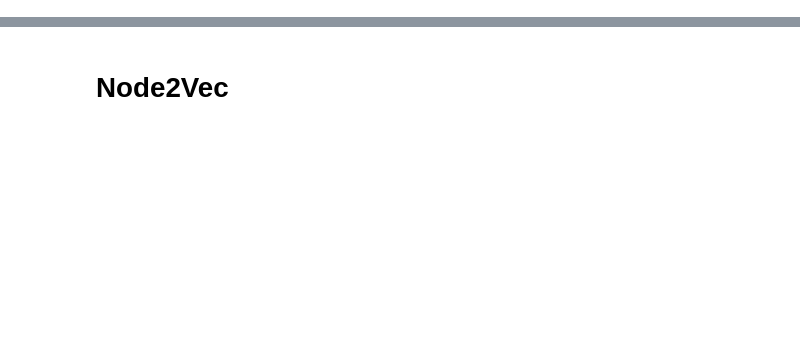
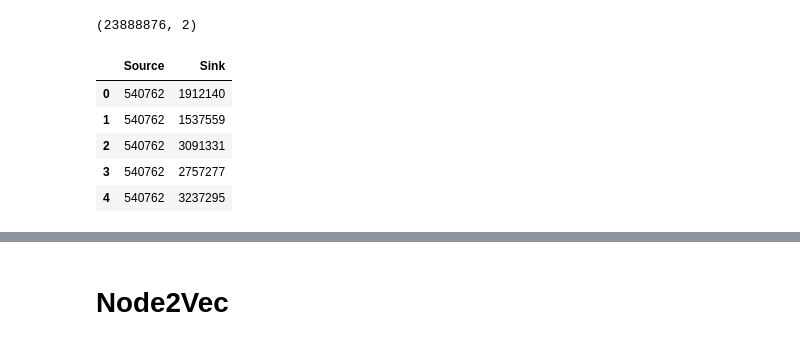
Before and after one commit to siriusctrl/COMP90051-Link-Prediction, a Jupyter notebook: DeepLearning.ipynb, the cells around one changed output, grey strips where cells are left out. Drawn from its saved outputs; the diff is of its cells as text; code cells hidden in the pictures; blank space fills up the shorter version.

```diff
--- a/DeepLearning.ipynb
+++ b/DeepLearning.ipynb
@@ -7,12 +7,12 @@ import pandas as pd
 def create_df():
     data = {'Source':[], 'Sink':[]}
     with open("train.txt", "r") as f:
-        for line in f:
-            line = f.readline().split("\t")
+        for raw_line in f:
+            line = raw_line.split("\t")
             data['Source'] += [line[0]]*(len(line)-1)
             data['Sink'] += line[1:]
     pd_data = pd.DataFrame(data=data)
-    pd_data[['Source', 'Sink']] = pd_data[['Source', 'Sink']].apply(pd.to_numeric)
+#     pd_data[['Source', 'Sink']] = pd_data[['Source', 'Sink']].apply(pd.to_numeric)
     pd_data = pd_data.drop_duplicates(keep=False)
     return pd_data
 # %%
@@ -23,0 +20,13 @@ reduced_df = graph_df[(graph_df["Sink"].isin(has_followees)) & (graph_df["Source
+# %%
+graph_df.shape
+# %% [output]
+(23888876, 2)
+# %%
+graph_df.head()
+# %% [output]
+|  | Source | Sink |
+| 0 | 540762 | 1912140 |
+| 1 | 540762 | 1537559 |
+| 2 | 540762 | 3091331 |
+| 3 | 540762 | 2757277 |
+| 4 | 540762 | 3237295 |
```
Also changed, not shown: parts of 27 cells of this notebook.
